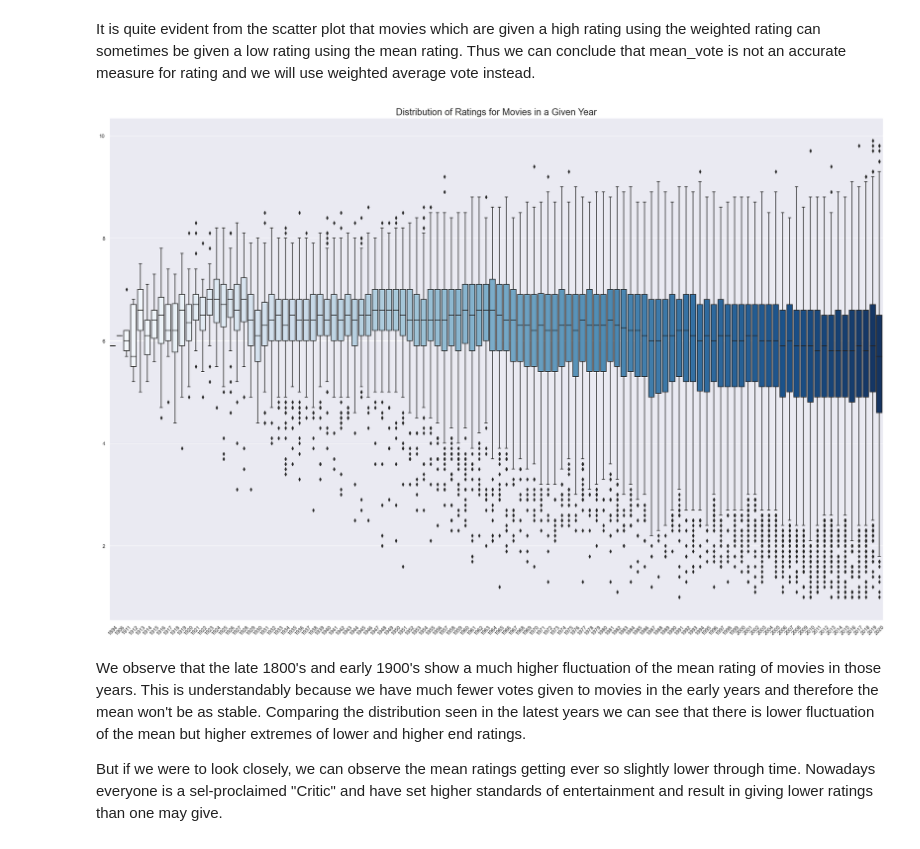
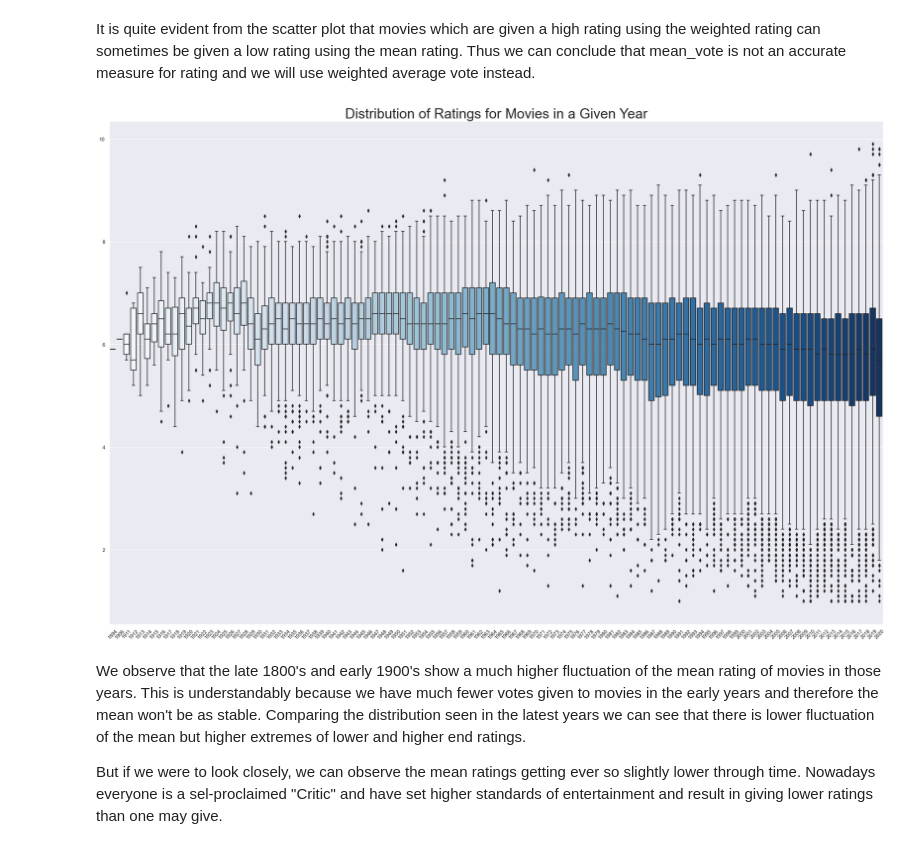
Before and after one commit to Shaheerairaj/IMDB-Movies-Recommendation, a Jupyter notebook: Project.ipynb, the cells around one changed output. Saved outputs shown, nothing was run; the diff lists cells and outputs as text; code cells hidden in the pictures.

```diff
--- a/Project.ipynb
+++ b/Project.ipynb
@@ -421,12 +406,12 @@ It is quite evident from the scatter plot that movies which are given a high rat
 # %%
 plt.figure(figsize=(30,20))
 sns.boxplot( x=movies_and_ratings['year'], y=movies_and_ratings['weighted_average_vote'], palette='Blues')
-plt.title('Distribution of Ratings for Movies in a Given Year',fontdict=plots['fonttitle'])
+plt.title('Distribution of Ratings for Movies in a Given Year',fontdict={'fontsize':35})
 plt.ylabel('')
 plt.xlabel('')
 plt.xticks(rotation=45);
 # %% [output]
-[figure, old version]
+[figure, new version]
 # %% [markdown]
 We observe that the late 1800's and early 1900's show a much higher fluctuation of the mean rating of movies in those years. This is understandably because we have much fewer votes given to movies in the early years and therefore the mean won't be as stable. Comparing the distribution seen in the latest years we can see that there is lower fluctuation of the mean but higher extremes of lower and higher end ratings.
 
```
Also changed, not shown: parts of 19 cells of this notebook.
